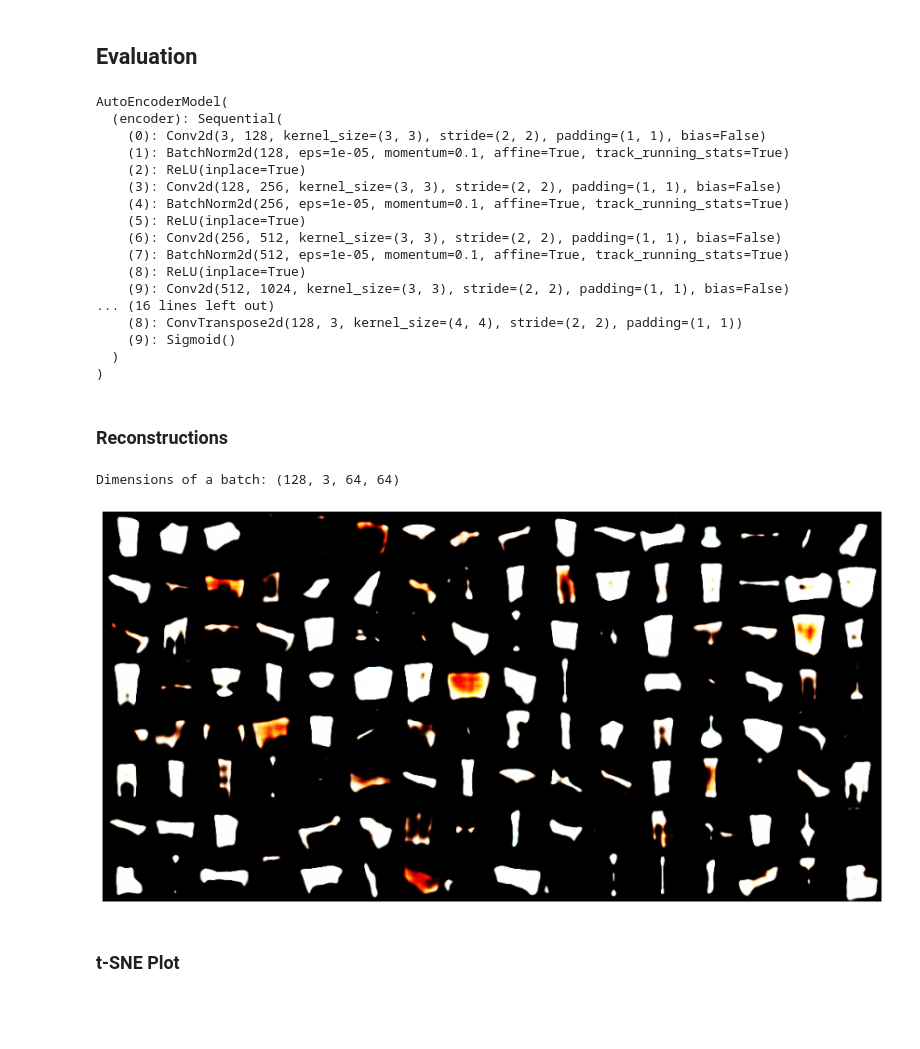
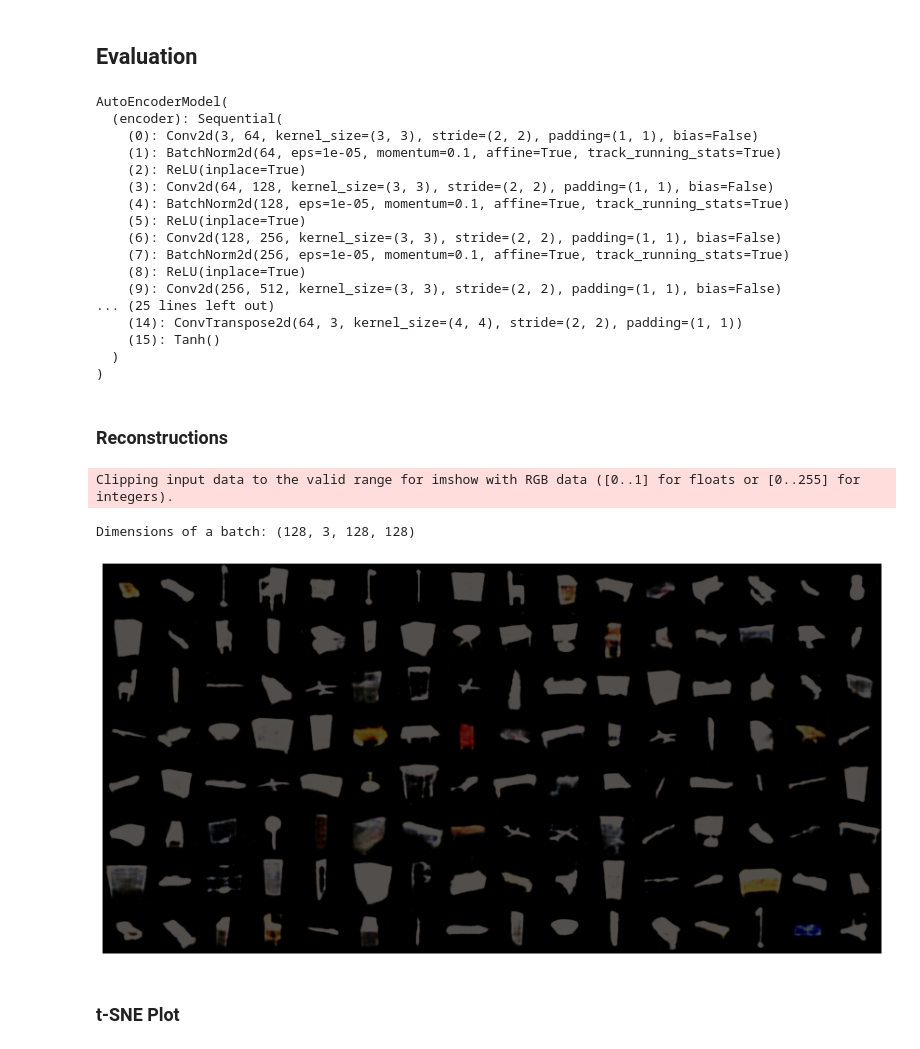
Before and after one commit to Loumstar/kaedim-technical-challenge, a Jupyter notebook: embeddings_model.ipynb, the cells around one changed output. Saved outputs shown, nothing was run; the diff lists cells and outputs as text; code cells hidden in the pictures; blank space fills up the shorter version.

```diff
--- a/embeddings_model.ipynb
+++ b/embeddings_model.ipynb
@@ -83,7 +83,7 @@ def show(image, axis=None):
         plt.imshow(np.transpose(numpy_image, (1,2,0)))
 
 transform = transforms.Compose([
-    transforms.Resize(64),
+    transforms.Resize(128),
     transforms.ToTensor(),
     transforms.Normalize(mean, std)
 ])
@@ -159,8 +159,13 @@ class AutoEncoderModel(nn.Module):
         self.fc_size = 1024
 
         self.encoder = nn.Sequential(
-            # Input is 64 x 64 x 3, Output is 1 x 1 x 1024
-            nn.Conv2d(in_channels=3, out_channels=128,
+            # Input is 128 x 128 x 3, Output is 1 x 1 x 1024
+            nn.Conv2d(in_channels=3, out_channels=64,
+                      kernel_size=3, padding=1,
+                      stride=2, bias=False), # 64 x 64 x 64
+            nn.BatchNorm2d(64),
+            nn.ReLU(inplace=True),
+            nn.Conv2d(in_channels=64, out_channels=128,
                       kernel_size=3, padding=1,
                       stride=2, bias=False), # 32 x 32 x 128
             nn.BatchNorm2d(128),
@@ -198,27 +203,41 @@ class AutoEncoderModel(nn.Module):
             nn.ConvTranspose2d(in_channels=self.fc_size,
                                out_channels=self.fc_size,
                                kernel_size=4), # 4 x 4 x 1024
+            nn.BatchNorm2d(self.fc_size),
             nn.ReLU(),
             nn.ConvTranspose2d(in_channels=self.fc_size,
                                out_channels=512,
                                kernel_size=4, padding=1,
                                stride=2), # 8 x 8 x 512
+            nn.BatchNorm2d(512),
             nn.ReLU(),
             nn.ConvTranspose2d(in_channels=512, out_channels=256,
                                kernel_size=4, padding=1,
                                stride=2), # 16 x 16 x 256
+            nn.BatchNorm2d(256),
             nn.ReLU(),
             nn.ConvTranspose2d(in_channels=256,
                                out_channels=128,
                                kernel_size=4, padding=1,
                                stride=2), # 32 x 32 x 128
+            nn.BatchNorm2d(128),
             nn.ReLU(),
             nn.ConvTranspose2d(in_channels=128,
+                               out_channels=64,
+                               kernel_size=4, padding=1,
+                               stride=2), # 64 x 64 x 64
+            nn.BatchNorm2d(64),
+            nn.ConvTranspose2d(in_channels=64,
                                out_channels=3,
                                kernel_size=4, padding=1,
-                               stride=2), # 64 x 64 x 3
-            nn.Sigmoid()
+                               stride=2), # 128 x 128 x 3
+            nn.Tanh()
         )
+
+        initial_scale = torch.tensor([1], dtype=torch.float, device=device)
+        self.scale = nn.Parameter(initial_scale, requires_grad=True)
+
+        self.register_parameter(name="scale", param=self.scale)
 
     def encode(self, x):
         x = self.encoder(x)
@@ -236,7 +255,7 @@ class AutoEncoderModel(nn.Module):
         z = self.decoder_fc(z)
         z = z.view(z.size(0), self.fc_size, 1, 1)
 
-        return self.decoder(z)
+        return self.decoder(z) * self.scale
 
     def forward(self, x):
         mu, logvar = self.encode(x)
@@ -358,19 +380,19 @@ model.eval()
 # %% [output]
 AutoEncoderModel(
   (encoder): Sequential(
-    (0): Conv2d(3, 128, kernel_size=(3, 3), stride=(2, 2), padding=(1, 1), bias=False)
-    (1): BatchNorm2d(128, eps=1e-05, momentum=0.1, affine=True, track_running_stats=True)
+    (0): Conv2d(3, 64, kernel_size=(3, 3), stride=(2, 2), padding=(1, 1), bias=False)
+    (1): BatchNorm2d(64, eps=1e-05, momentum=0.1, affine=True, track_running_stats=True)
     (2): ReLU(inplace=True)
-    (3): Conv2d(128, 256, kernel_size=(3, 3), stride=(2, 2), padding=(1, 1), bias=False)
-    (4): BatchNorm2d(256, eps=1e-05, momentum=0.1, affine=True, track_running_stats=True)
+    (3): Conv2d(64, 128, kernel_size=(3, 3), stride=(2, 2), padding=(1, 1), bias=False)
+    (4): BatchNorm2d(128, eps=1e-05, momentum=0.1, affine=True, track_running_stats=True)
     (5): ReLU(inplace=True)
-    (6): Conv2d(256, 512, kernel_size=(3, 3), stride=(2, 2), padding=(1, 1), bias=False)
-    (7): BatchNorm2d(512, eps=1e-05, momentum=0.1, affine=True, track_running_stats=True)
+    (6): Conv2d(128, 256, kernel_size=(3, 3), stride=(2, 2), padding=(1, 1), bias=False)
+    (7): BatchNorm2d(256, eps=1e-05, momentum=0.1, affine=True, track_running_stats=True)
     (8): ReLU(inplace=True)
-    (9): Conv2d(512, 1024, kernel_size=(3, 3), stride=(2, 2), padding=(1, 1), bias=False)
-... (16 lines left out)
-    (8): ConvTranspose2d(128, 3, kernel_size=(4, 4), stride=(2, 2), padding=(1, 1))
-    (9): Sigmoid()
+    (9): Conv2d(256, 512, kernel_size=(3, 3), stride=(2, 2), padding=(1, 1), bias=False)
+... (25 lines left out)
+    (14): ConvTranspose2d(64, 3, kernel_size=(4, 4), stride=(2, 2), padding=(1, 1))
+    (15): Tanh()
   )
 )
 # %% [markdown]
@@ -378,20 +400,23 @@ AutoEncoderModel(
 # %%
 samples, _, _ = next(iter(loader_test))
 
 print(f"Dimensions of a batch: {tuple(samples.shape)}")
 
 reconstruction, _, _ = model(samples.to(device))
-reconstruction = make_grid(reconstruction.cpu(), nrow=16, padding=0,
+reconstruction = unnormalize(reconstruction.cpu())
+
+reconstruction = make_grid(reconstruction, nrow=16, padding=0,
                            normalize=False, range=None,
                            scale_each=False, pad_value=0)
 
 plt.figure(figsize=(15,15))
 plt.axis('off')
 
 show(reconstruction)
 # %% [output]
-Dimensions of a batch: (128, 3, 64, 64)
+Clipping input data to the valid range for imshow with RGB data ([0..1] for floats or [0..255] for integers).
+Dimensions of a batch: (128, 3, 128, 128)
-[figure, old version]
+[figure, new version]
 # %% [markdown]
 ### t-SNE Plot
 # %%
```
Also changed, not shown: parts of 8 cells of this notebook, 3 other files.
